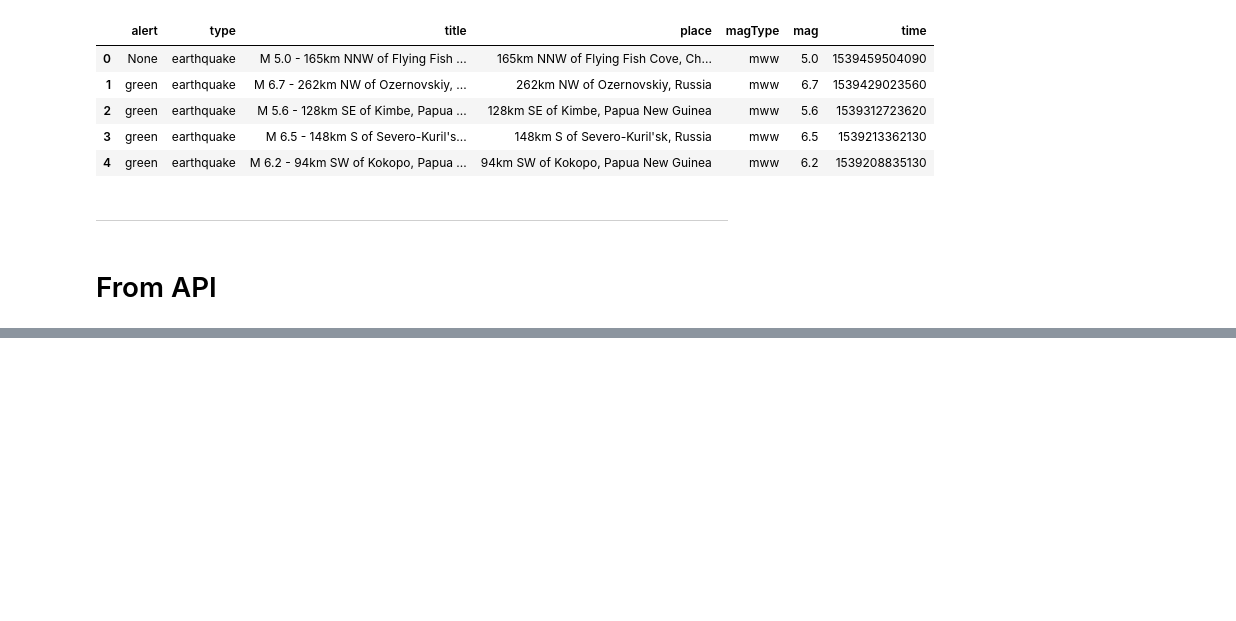
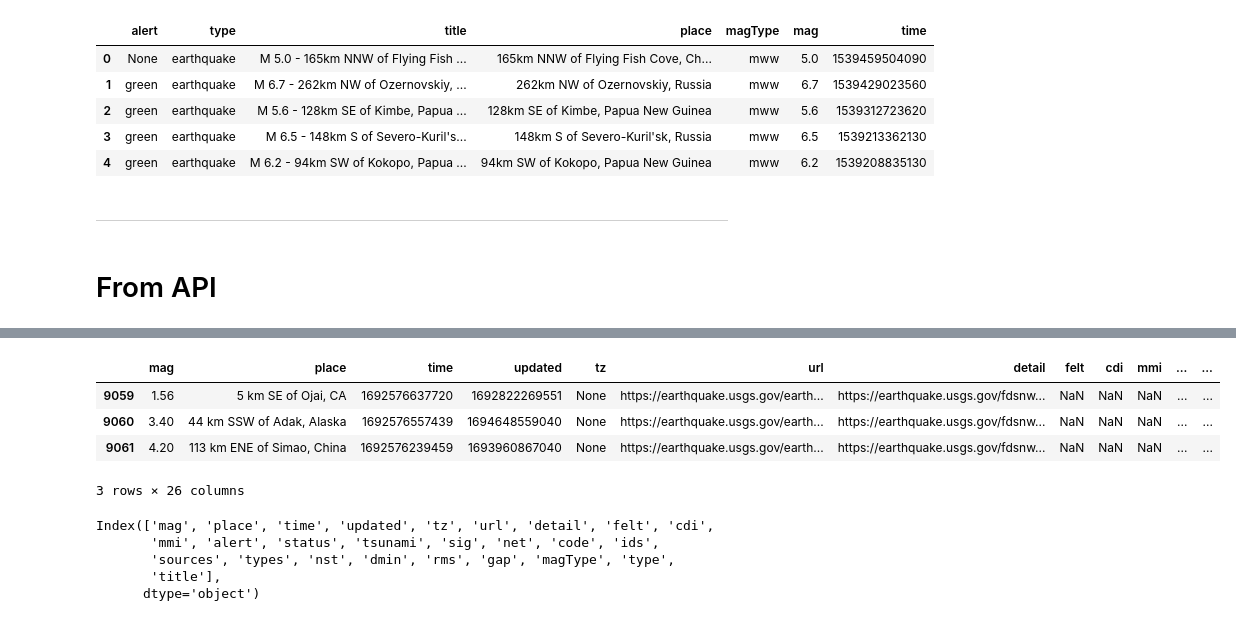
Before and after one commit to letyrodridc/pandas-datascience, a Jupyter notebook: Trabajando con Pandas.ipynb, the cells around one changed output, grey strips where cells are left out. Cells and saved outputs as stored; diff of their text form; code cells hidden in the pictures; blank space fills up the shorter version.

```diff
--- a/Trabajando con Pandas.ipynb
+++ b/Trabajando con Pandas.ipynb
@@ -434,0 +523,18 @@ import datetime
+# %%
+# Checks the last lines
+df.tail(3)
+# %% [output]
+|  | mag | place | time | updated | tz | url | detail | felt | cdi | mmi | ... | ... |
+| 9059 | 1.56 | 5 km SE of Ojai, CA | 1692576637720 | 1692822269551 | None | https://earthquake.usgs.gov/earth... | https://earthquake.usgs.gov/fdsnw... | NaN | NaN | NaN | ... | ... |
+| 9060 | 3.40 | 44 km SSW of Adak, Alaska | 1692576557439 | 1694648559040 | None | https://earthquake.usgs.gov/earth... | https://earthquake.usgs.gov/fdsnw... | NaN | NaN | NaN | ... | ... |
+| 9061 | 4.20 | 113 km ENE of Simao, China | 1692576239459 | 1693960867040 | None | https://earthquake.usgs.gov/earth... | https://earthquake.usgs.gov/fdsnw... | NaN | NaN | NaN | ... | ... |
+3 rows × 26 columns
+# %%
+# Check the column names
+df.columns
+# %% [output]
+Index(['mag', 'place', 'time', 'updated', 'tz', 'url', 'detail', 'felt', 'cdi',
+       'mmi', 'alert', 'status', 'tsunami', 'sig', 'net', 'code', 'ids',
+       'sources', 'types', 'nst', 'dmin', 'rms', 'gap', 'magType', 'type',
+       'title'],
+      dtype='object')
```
Also changed, not shown: parts of 14 cells of this notebook.
